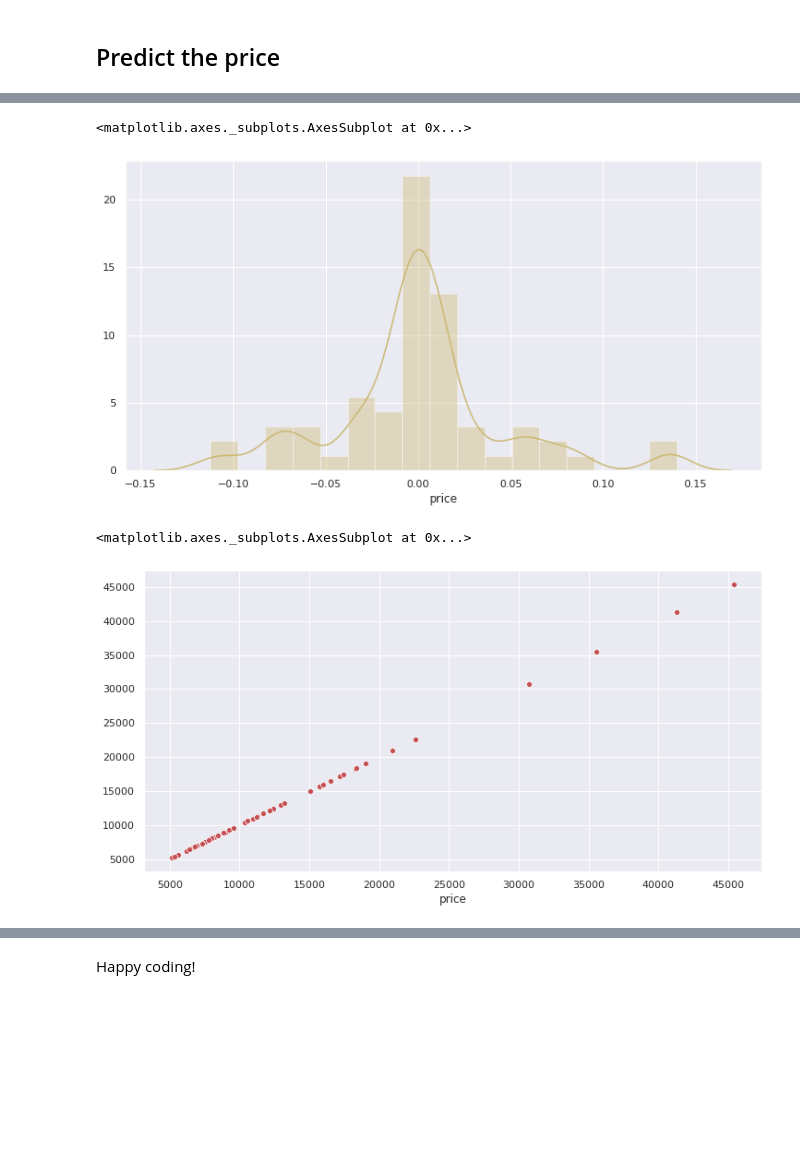
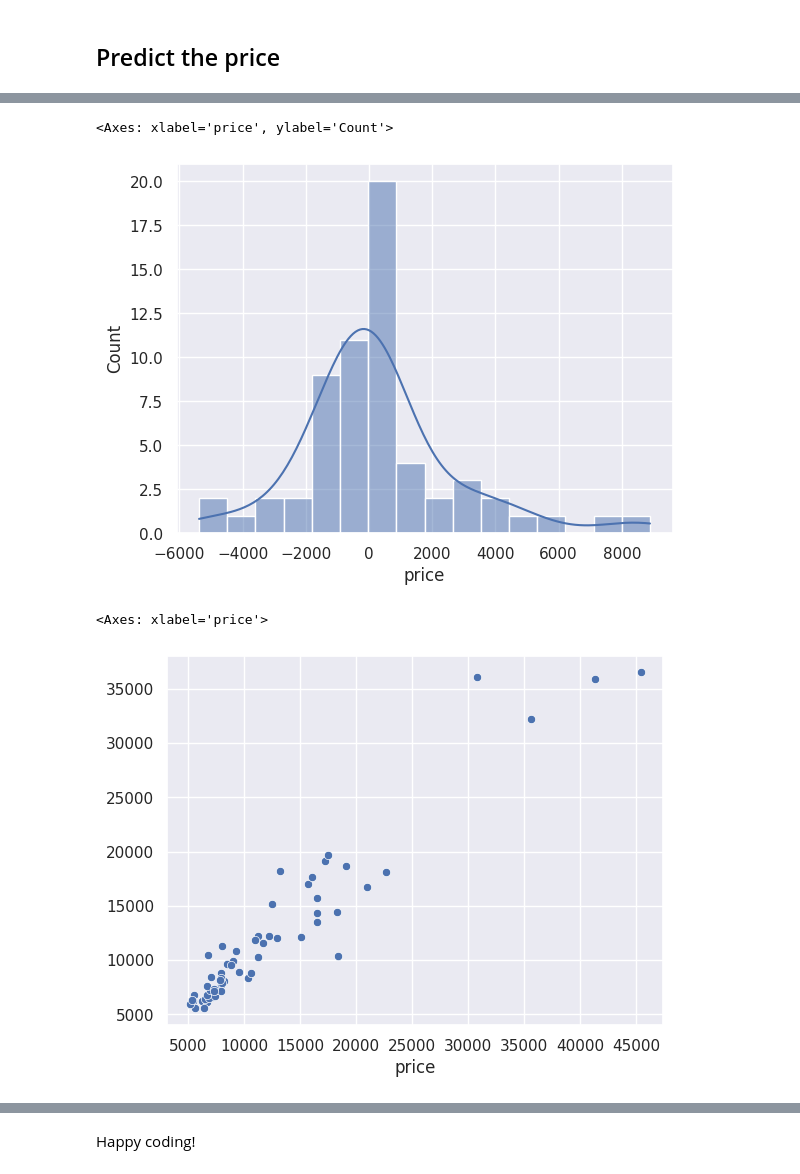
Before and after one commit to jposluszny/Machine-Learning, a Jupyter notebook: 5. XGBoost/2. Regression/Project/Exercise- XGBoost Regression.ipynb, the cells around one changed output, grey strips where cells are left out. Cells and saved outputs as stored; diff of their text form; code cells hidden in the pictures; blank space fills up the shorter version.

```diff
--- a/5. XGBoost/2. Regression/Project/Exercise- XGBoost Regression.ipynb
+++ b/5. XGBoost/2. Regression/Project/Exercise- XGBoost Regression.ipynb
@@ -53,4 +90,5 @@ df = pd.read_csv('autos.csv')
 # %%
 # Split the dataset into a training and testing set
+X_train, X_test, y_train, y_test = train_test_split(X, y, test_size=0.30, random_state=101)
 # %%
 # Import the XGBRegressor
@@ -57,2 +96,5 @@ df = pd.read_csv('autos.csv')
 # %%
 # Create an instance of XGBRegressor
+model = XGBRegressor()
+# %%
+model.fit(X_train, y_train)
@@ -71,5 +115,6 @@ XGBRegressor(base_score=0.5, booster='gbtree', colsample_bylevel=1,
 # %%
 # Make predictions
 # Save them in a predictions dataframe
+predictions = model.predict(X_test)
 # %%
 # Import the regression metrics
@@ -88,12 +145,14 @@ Root Mean Squared Error is  0.046358855967668325
 # %%
 # Plot a distribution of the differences between
 # the true values and the predicted values
+sns.histplot(y_test - predictions, kde=True)
 # %% [output]
-<matplotlib.axes._subplots.AxesSubplot at 0x...>
+<Axes: xlabel='price', ylabel='Count'>
-[figure, old version]
+[figure, new version]
 # %%
 # Plot the scatterplot of the predictions
 # And the true values
+sns.scatterplot(x=y_test, y=predictions)
 # %% [output]
-<matplotlib.axes._subplots.AxesSubplot at 0x...>
+<Axes: xlabel='price'>
-[figure, old version]
+[figure, new version]
```
Also changed, not shown: parts of 24 cells of this notebook.
